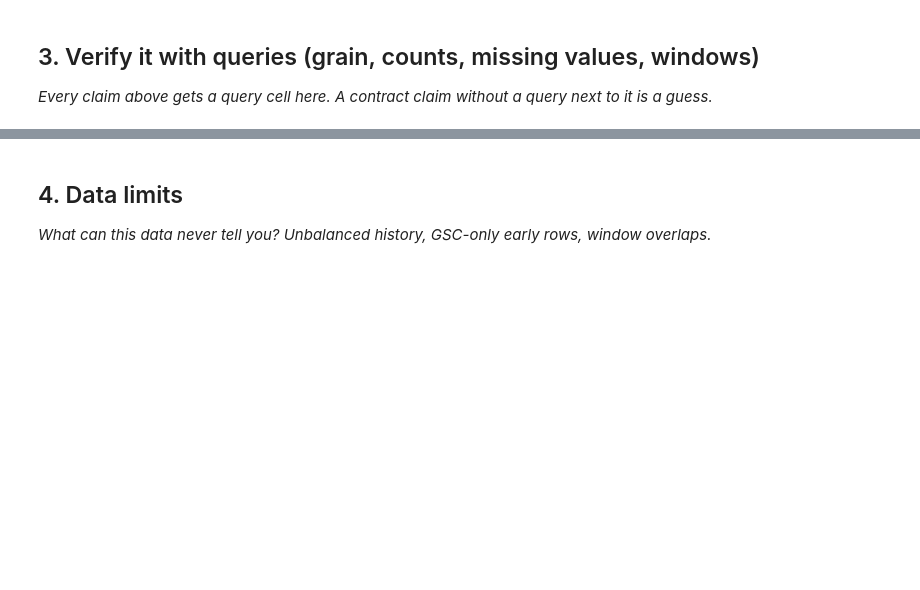
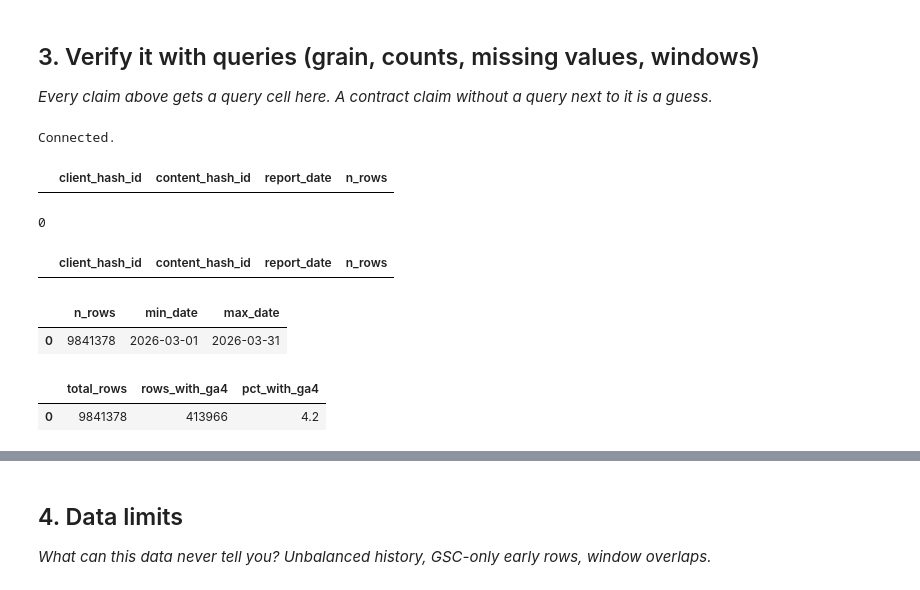
Before and after one commit to Khuld13/ML-intern-starter, a Jupyter notebook: work/notebooks/w03_data_contract.ipynb, the cells around one changed output, grey strips where cells are left out. Saved outputs shown, nothing was run; the diff lists cells and outputs as text; code cells hidden in the pictures; blank space fills up the shorter version.

```diff
--- a/work/notebooks/w03_data_contract.ipynb
+++ b/work/notebooks/w03_data_contract.ipynb
@@ -27,3 +34,56 @@ This skeleton is yours to fill. Work the sections **in order** — each one has
 # %%
 # This cell is for CODE (numbers, a query, a check).
 # Write your text answer in the cell ABOVE this one — typing sentences here breaks Run All.
+from google.colab import userdata
+import duckdb
+
+hf_token = userdata.get('HF_TOKEN')  # pulled from Colab Secrets, never printed or stored in the file
+
+con = duckdb.connect()
+con.sql("INSTALL httpfs;")
+con.sql("LOAD httpfs;")
+con.sql(f"CREATE SECRET hf_secret (TYPE HUGGINGFACE, TOKEN '{hf_token}');")
+print("Connected.")
+# %% [output]
+Connected.
+# %%
+q1 = con.sql("""
+    SELECT client_hash_id, content_hash_id, report_date, COUNT(*) AS n_rows
+    FROM 'hf://datasets/FlyRank/internship-warehouse/fact_content_daily_performance/month=2026-03/*.parquet'
+    GROUP BY client_hash_id, content_hash_id, report_date
+    HAVING COUNT(*) > 1
+    LIMIT 10
+""").df()
+q1
+# %% [output]
+|  | client_hash_id | content_hash_id | report_date | n_rows |
+# %%
+print(len(q1))
+q1
+# %% [output]
+0
+|  | client_hash_id | content_hash_id | report_date | n_rows |
+# %%
+q2 = con.sql("""
+    SELECT
+        COUNT(*) AS n_rows,
+        MIN(report_date) AS min_date,
+        MAX(report_date) AS max_date
+    FROM 'hf://datasets/FlyRank/internship-warehouse/fact_content_daily_performance/month=2026-03/*.parquet'
+""").df()
+q2
+# %% [output]
+|  | n_rows | min_date | max_date |
+| 0 | 9841378 | 2026-03-01 | 2026-03-31 |
+# %%
+q3 = con.sql("""
+    SELECT
+        COUNT(*) AS total_rows,
+        COUNT(*) FILTER (WHERE ga4_data_available IS TRUE) AS rows_with_ga4,
+        ROUND(100.0 * COUNT(*) FILTER (WHERE ga4_data_available IS TRUE) / COUNT(*), 1) AS pct_with_ga4
+    FROM 'hf://datasets/FlyRank/internship-warehouse/fact_content_daily_performance/month=2026-03/*.parquet'
+""").df()
+q3
+# %% [output]
+|  | total_rows | rows_with_ga4 | pct_with_ga4 |
+| 0 | 9841378 | 413966 | 4.2 |
```
Also changed, not shown: parts of 11 cells of this notebook.
